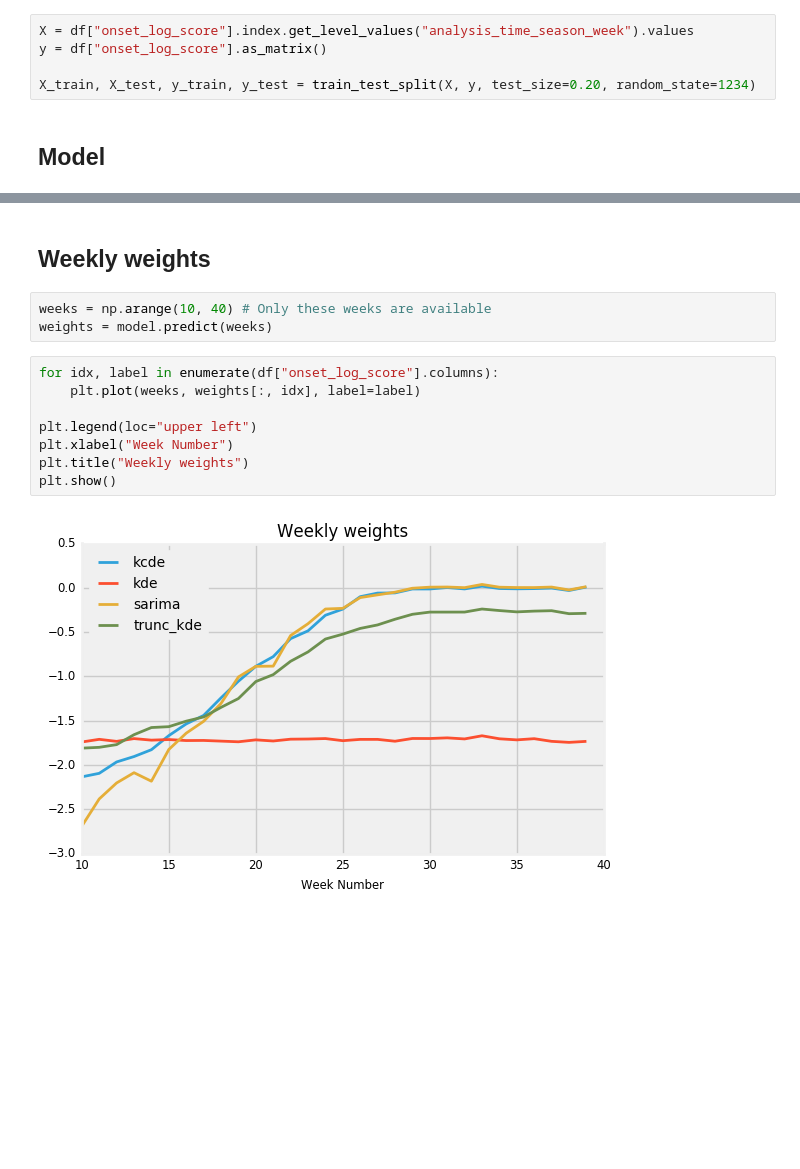
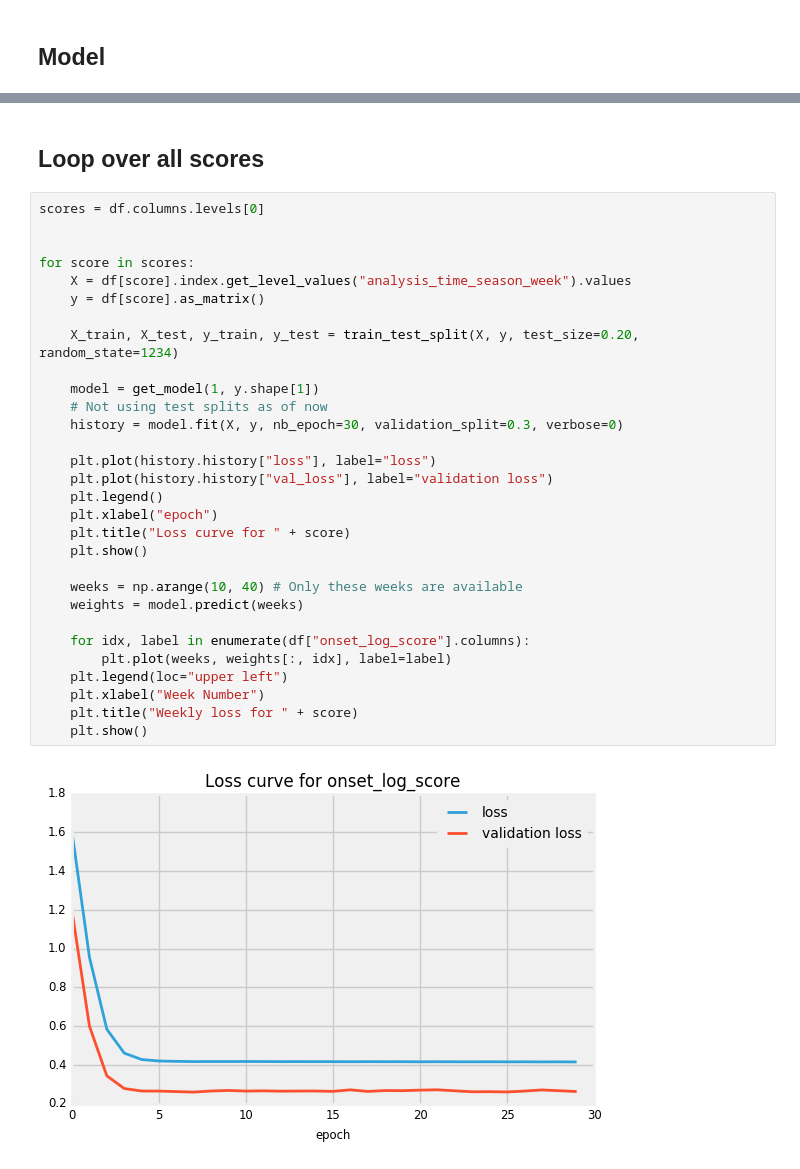
Before and after one commit to reichlab/neural-stack, a Jupyter notebook: notebooks/1.0-basic-network.ipynb, the cells around one changed output, grey strips where cells are left out. Saved outputs shown, nothing was run; the diff lists cells and outputs as text; blank space fills up the shorter version.

Commit message:
Add other predictions

```diff
--- a/notebooks/1.0-basic-network.ipynb
+++ b/notebooks/1.0-basic-network.ipynb
@@ -25,8 +23,3 @@ Merge all models for `onset_log_score` over all regions
-# %%
-X = df["onset_log_score"].index.get_level_values("analysis_time_season_week").values
-y = df["onset_log_score"].as_matrix()
-
-X_train, X_test, y_train, y_test = train_test_split(X, y, test_size=0.20, random_state=1234)
 # %% [markdown]
 ## Model
 # %%
@@ -73,15 +60,34 @@ plt.show()
-# %% [markdown]
-## Weekly weights
-# %%
-weeks = np.arange(10, 40) # Only these weeks are available
-weights = model.predict(weeks)
-# %%
-for idx, label in enumerate(df["onset_log_score"].columns):
-    plt.plot(weeks, weights[:, idx], label=label)
-
-plt.legend(loc="upper left")
-plt.xlabel("Week Number")
-plt.title("Weekly weights")
-plt.show()
-# %% [output]
-[figure, removed]
+# %% [markdown]
+## Loop over all scores
+# %%
+scores = df.columns.levels[0]
+
+
+for score in scores:
+    X = df[score].index.get_level_values("analysis_time_season_week").values
+    y = df[score].as_matrix()
+
+    X_train, X_test, y_train, y_test = train_test_split(X, y, test_size=0.20, random_state=1234)
+
+    model = get_model(1, y.shape[1])
+    # Not using test splits as of now
+    history = model.fit(X, y, nb_epoch=30, validation_split=0.3, verbose=0)
+
+    plt.plot(history.history["loss"], label="loss")
+    plt.plot(history.history["val_loss"], label="validation loss")
+    plt.legend()
+    plt.xlabel("epoch")
+    plt.title("Loss curve for " + score)
+    plt.show()
+
+    weeks = np.arange(10, 40) # Only these weeks are available
+    weights = model.predict(weeks)
+
+    for idx, label in enumerate(df["onset_log_score"].columns):
+        plt.plot(weeks, weights[:, idx], label=label)
+    plt.legend(loc="upper left")
+    plt.xlabel("Week Number")
+    plt.title("Weekly loss for " + score)
+    plt.show()
+# %% [output]
+[figure, added]
```
Also changed, not shown: parts of 6 cells of this notebook.
